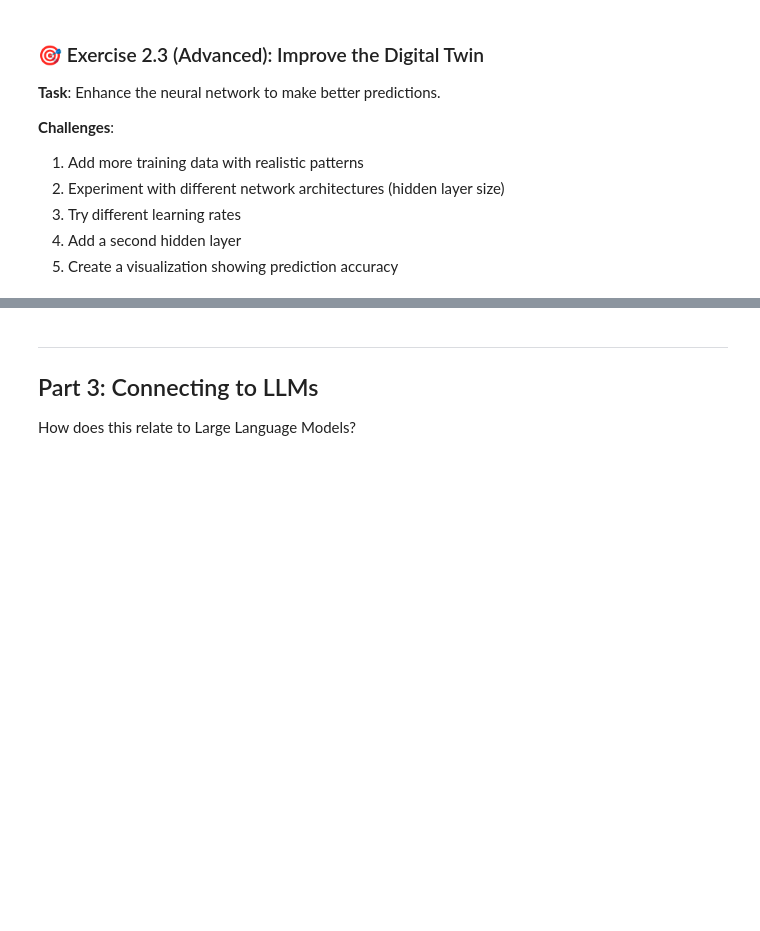
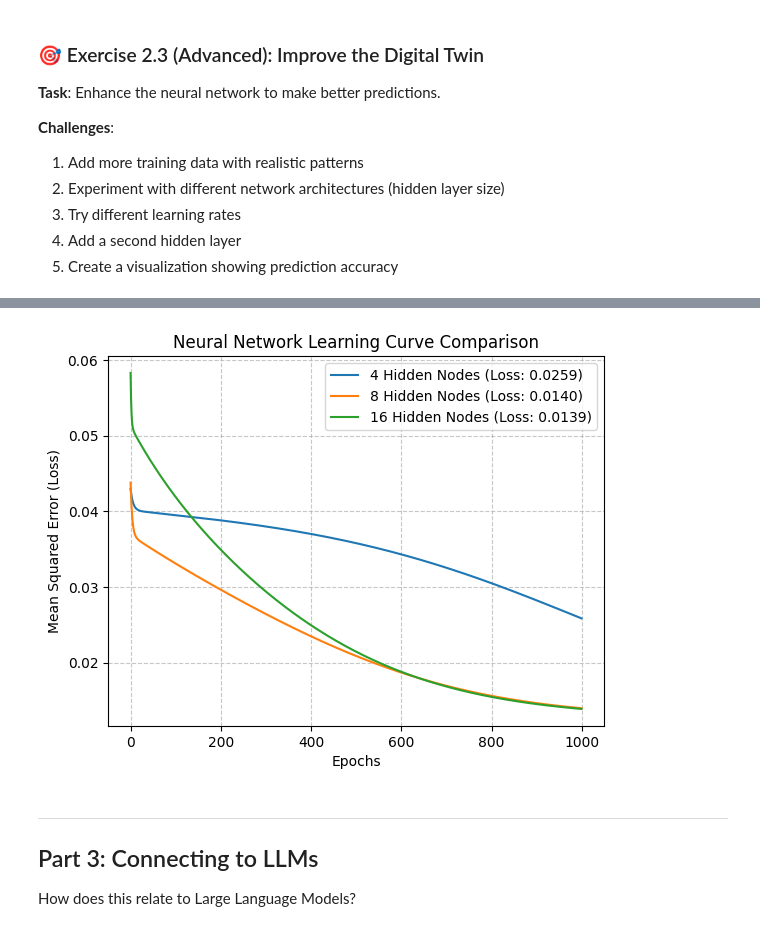
Before and after one commit to exornamb/AI_school, a Jupyter notebook: 01_probability_neural_networks.ipynb, the cells around one changed output, grey strips where cells are left out. Cells and saved outputs as stored; diff of their text form; code cells hidden in the pictures; blank space fills up the shorter version.

```diff
--- a/01_probability_neural_networks.ipynb
+++ b/01_probability_neural_networks.ipynb
@@ -488,0 +499,72 @@ architectures = [
+# %%
+# YOUR CODE HERE
+# Challenge: Create a better training dataset
+
+def generate_realistic_data(n_samples=500):
+    """
+    Generate more realistic training data for digital twin.
+
+    Pattern rules:
+    - Social activity higher on weekends
+    - Time of day matters (evening > morning)
+    - Good weather increases probability
+    - Good mood increases probability
+    """
+    # Generate random normalized inputs
+    X = np.random.rand(n_samples, 4)
+
+    # 1. Social activity higher on weekends (day > ~0.71 is Fri/Sat/Sun)
+    weekend_bonus = (X[:, 0] > 0.7) * 0.35
+
+    # 2. Time of day matters (evening > morning, scales linearly with time)
+    time_bonus = X[:, 1] * 0.25
+
+    # 3. Good weather increases probability
+    weather_bonus = X[:, 2] * 0.20
+
+    # 4. Good mood increases probability
+    mood_bonus = X[:, 3] * 0.20
+
+    # Combine baseline probability with bonuses and add 5% random noise
+    base_prob = 0.05
+    y = base_prob + weekend_bonus + time_bonus + weather_bonus + mood_bonus
+    y += np.random.normal(0, 0.05, n_samples)
+
+    # Reshape to a 2D column array (n_samples, 1) and clamp between 0 and 1
+    y = np.clip(y.reshape(-1, 1), 0, 1)
+
+    return X, y
+
+# Generate the improved dataset
+np.random.seed(42)
+X_train_new, y_train_new = generate_realistic_data(1000)
+
+# Test different architectures
+architectures = [
+    (4, 4, 1),   # Small
+    (4, 8, 1),   # Medium (original)
+    (4, 16, 1),  # Large
+]
+
+# Compare performance
+for input_size, hidden_size, output_size in architectures:
+  # Initialize network
+    nn = SimpleNeuralNetwork(input_size, hidden_size, output_size)
+
+    # Train the network
+    nn.train(X_train_new, y_train_new, epochs=1000, learning_rate=0.2)
+
+    final_loss = nn.loss_history[-1]
+    print(f"Final MSE Loss: {final_loss:.4f}")
+
+    # Plot the loss curve for this specific architecture
+    plt.plot(nn.loss_history, label=f'{hidden_size} Hidden Nodes (Loss: {final_loss:.4f})')
+
+# Configure and display the visualization
+plt.title("Neural Network Learning Curve Comparison")
+plt.xlabel("Epochs")
+plt.ylabel("Mean Squared Error (Loss)")
+plt.legend()
+plt.grid(True, linestyle='--', alpha=0.7)
+plt.show()
+# %% [output]
@@ -489,3 +588,4 @@ architectures = [
+[figure, added]
 # %% [markdown]
 ---
 ## Part 3: Connecting to LLMs
```
Also changed, not shown: parts of 12 cells of this notebook.
